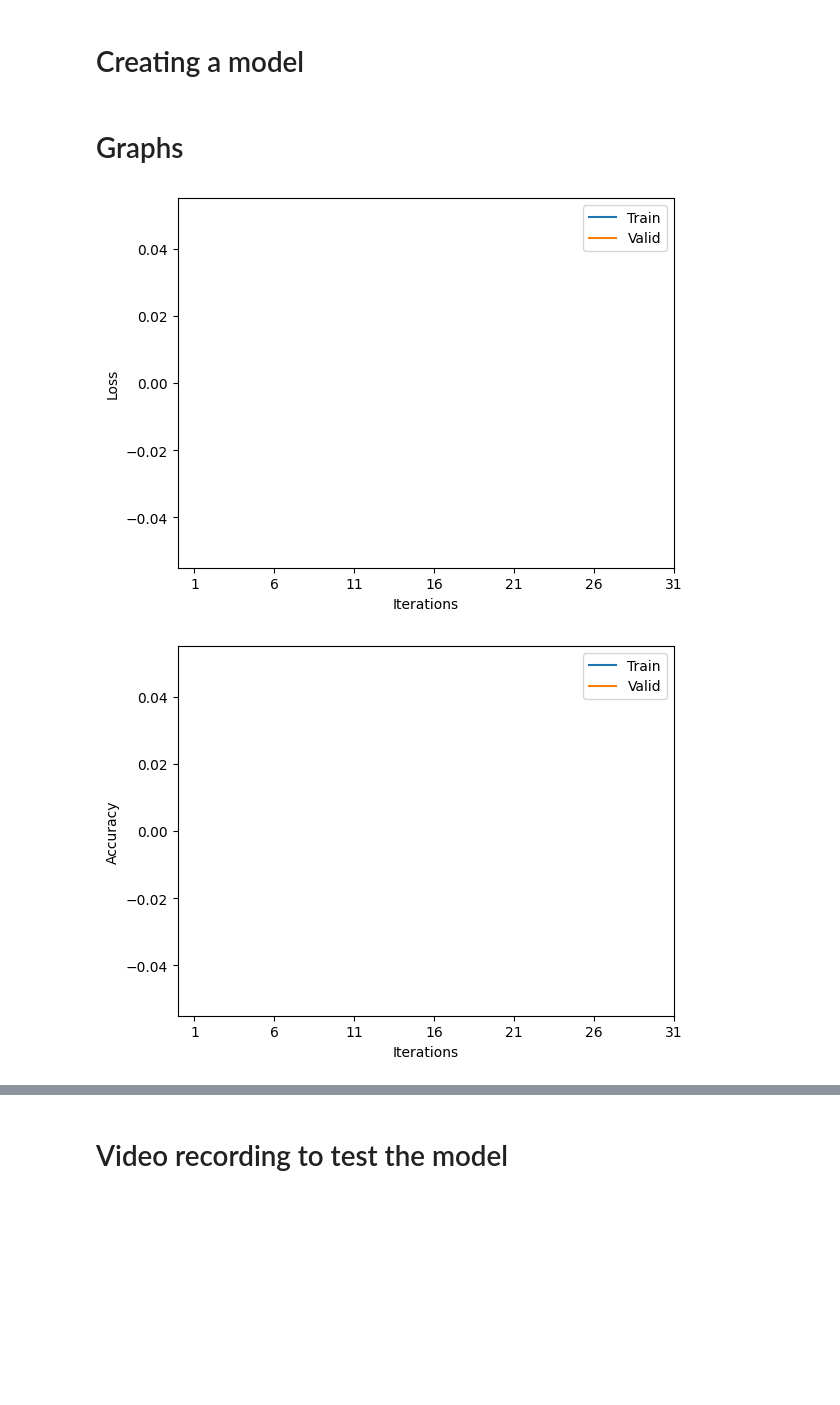
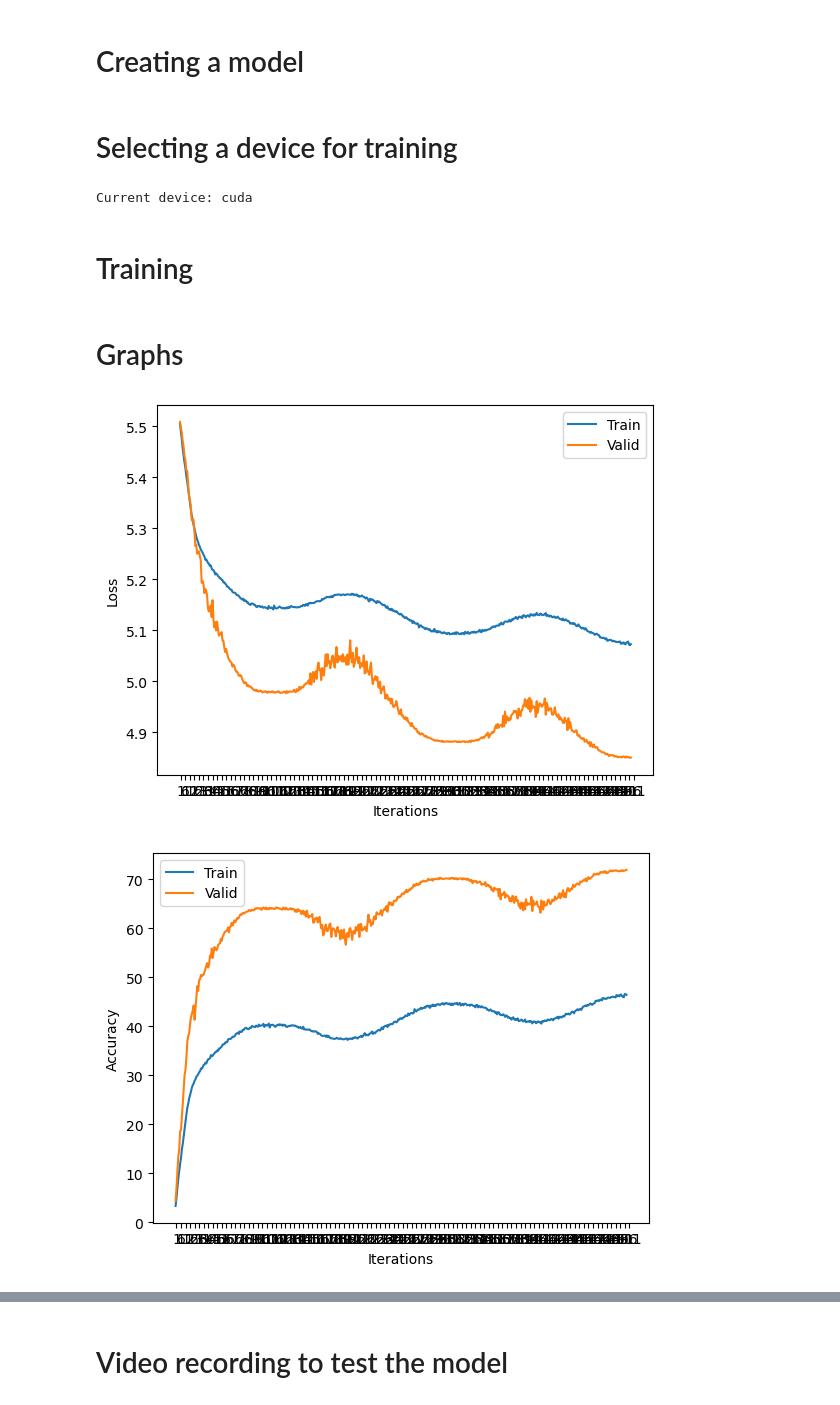
Before and after one commit to HerrPhoton/Sign_Language_Recognition, a Jupyter notebook: Main.ipynb, the cells around one changed output, grey strips where cells are left out. Drawn from its saved outputs; the diff is of its cells as text; code cells hidden in the pictures; blank space fills up the shorter version.

```diff
--- a/Main.ipynb
+++ b/Main.ipynb
@@ -34,8 +52,10 @@ Current device: cuda
 # %% [markdown]
 # Settings
 # %%
+PATH = '/kaggle/input/gislr-feature-data-on-the-shoulders'
+
 # File directories
-DATA_DIR       = './asl-signs/'
+DATA_DIR       = '/kaggle/input/asl-signs/'
 LANDMARK_FILES = 'train_landmark_files'
 CSV_FILE       = 'train.csv'
 ID_TO_SIGN_MAP = 'sign_to_prediction_index_map.json'
@@ -52,10 +72,10 @@ NUM_WORKERS = 0
 PIN_MEMORY  = False
 
 # Training settings
-PRETRAINING = True
+PRETRAINING = False
 LR           = 1e-3
 WEIGHT_DECAY = 1e-5
-NUM_EPOCHS   = 30
+NUM_EPOCHS   = 500
 
 # Scheduler settings
 T_0     = 1
@@ -281,2 +235,15 @@ test_sampler  = SubsetRandomSampler(test_ids)
+# %%
+class PreprocessedGISLDataset(Dataset):
+    def __init__(self, path) -> None:
+        super().__init__()
+
+        self.dataset = np.load(os.path.join(path, "feature_data.npy"))
+        self.labels = np.load(os.path.join(path, "feature_labels.npy"))
+
+    def __len__(self):
+        return len(self.dataset)
+
+    def __getitem__(self, idx):
+        return self.dataset[idx, :], self.labels[idx]
 # %% [markdown]
 # Creating a Dataloader
@@ -299,3 +250,21 @@ torch.Size([128])
+# %%
+dataset = PreprocessedGISLDataset(PATH)
+
+dataset_size = len(dataset)
+train_size = int(dataset_size * 0.9)
+validation_size = dataset_size - train_size
+
+train_dataset, validation_dataset = random_split(dataset, [train_size, validation_size])
+data_loader = {
+    'train':
+       DataLoader(train_dataset, batch_size=256, shuffle=True, drop_last=True),
+    'valid':
+         DataLoader(validation_dataset, batch_size=64, shuffle=True, drop_last=True)
+
+}
+
+# train_dataloader = DataLoader(train_dataset, batch_size=256, shuffle=True, drop_last=True)
+# validation_dataset = DataLoader(validation_dataset, batch_size=64, shuffle=True, drop_last=True)
 # %% [markdown]
 # Creating a model
 # %%
@@ -427,0 +305,10 @@ if not PRETRAINING:
+# %% [markdown]
+# Selecting a device for training
+# %%
+DEVICE = torch.device('cuda' if torch.cuda.is_available() else 'cpu')
+print("Current device:", DEVICE)
+model = SimpleNet().to(DEVICE)
+# %% [output]
+Current device: cuda
+# %% [markdown]
+# Training
@@ -430,21 +382,21 @@ if not PRETRAINING:
 # %%
 def legend(list_1, label_1, step, title, list_2 = None, label_2 = None):
 
     plt.plot(list_1[1:], label = label_1)
 
     if list_2 is not None:
         plt.plot(list_2[1:], label = label_2)
 
     plt.xticks(range(1, NUM_EPOCHS + step, step))
     plt.xlabel('Iterations')
     plt.ylabel(title)
 
     plt.legend()
     plt.show()
 
 legend(list_1 = train_losses, label_1 = 'Train', step = 5, title = 'Loss', list_2 = val_losses, label_2 = 'Valid')
-legend(list_1 = train_acc, label_1 = 'Train', step = 5, title = 'Accuracy', list_2 = val_acc, label_2 = 'Valid')
+legend(list_1 = train_accuracy, label_1 = 'Train', step = 5, title = 'Accuracy', list_2 = val_accuracy, label_2 = 'Valid')
 legend(list_1 = lr, label_1 = 'Lr', step = 5, title = 'Learning rate')
 # %% [output]
-[figure, old version]
+[figure, new version]
-[figure, old version]
+[figure, new version]
```
Also changed, not shown: parts of 47 cells of this notebook.
